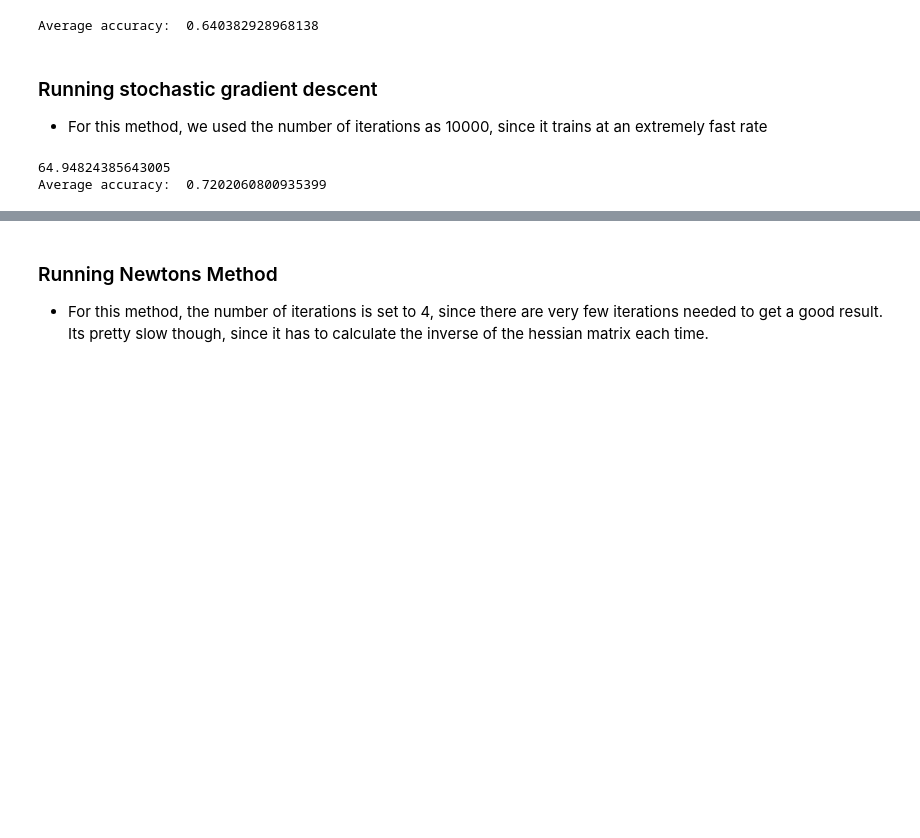
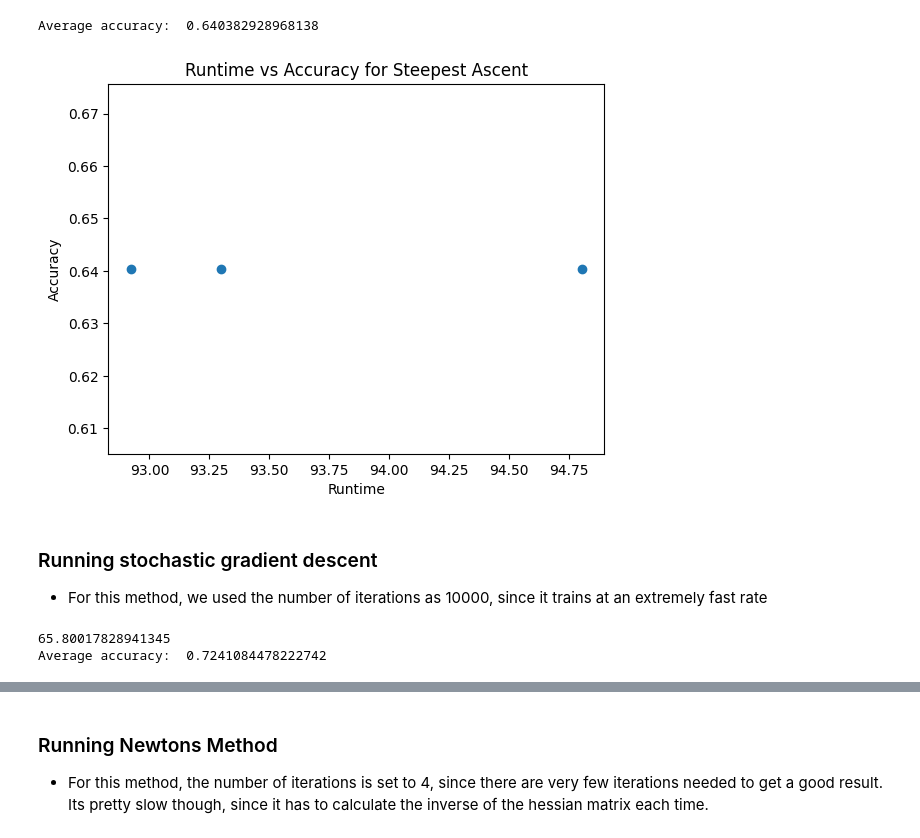
Before and after one commit to calebm00re/S22-ml03, a Jupyter notebook: notebook.ipynb, the cells around one changed output, grey strips where cells are left out. Cells and saved outputs as stored; diff of their text form; code cells hidden in the pictures; blank space fills up the shorter version.

Commit message:
Adding more visualizations.

```diff
--- a/notebook.ipynb
+++ b/notebook.ipynb
@@ -742,27 +743,54 @@ class LRC:
 # %%
 avg1 = 0
 
+times = []
+accuracies = []
 for i in range(3):
   classifier1 = LRC(learning_rate=0.01, n_iters=100, type='steepest_ascent', cost=0.1)
+  start = time.time()
   classifier1.fit(X_train, y_train)
   predictions1 = classifier1.predict(X_test)
+  end = time.time()
+  times.append(end - start)
+  accuracies.append(classifier1.accuracy(y_test, predictions1))
   avg1 += classifier1.accuracy(y_test, predictions1)
 
 print("Average accuracy: ", avg1 / 3)
 # %% [output]
 Average accuracy:  0.640382928968138
+# %%
+#visualize the Steepest Ascent
+# plot the data in a scatter plot
+plt.scatter(times, accuracies)
+
+# set x and y axis labels and plot title
+plt.xlabel('Runtime')
+plt.ylabel('Accuracy')
+plt.title('Runtime vs Accuracy for Steepest Ascent')
+
+# show the plot
+plt.show()
+# %% [output]
+[figure, added]
 # %% [markdown]
 ### Running stochastic gradient descent
 * For this method, we used the number of iterations as 10000, since it trains at an extremely fast rate
 # %%
 avg2 = 0
 
+
+times = []
+accuracies = []
 start_time = time.time()
 for i in range(10):
   classifier2 = LRC(learning_rate=0.0001, n_iters=10000, type='stochastic_gradient_descent', cost=1)
+  starter = time.time()
   classifier2.fit(X_train, y_train)
   predictions2 = classifier2.predict(X_test)
+  ender = time.time()
   avg2 += classifier2.accuracy(y_test, predictions2)
+  times.append(ender - starter)
+  accuracies.append(classifier2.accuracy(y_test, predictions1))
 
 end_time = time.time()
 
@@ -770,5 +798,5 @@ our_training_time = end_time - start_time
 print(our_training_time)
 print("Average accuracy: ", avg2 / 10)
 # %% [output]
-64.94824385643005
-Average accuracy:  0.7202060800935399
+65.80017828941345
+Average accuracy:  0.7241084478222742
```
Also changed, not shown: parts of 7 cells of this notebook.
